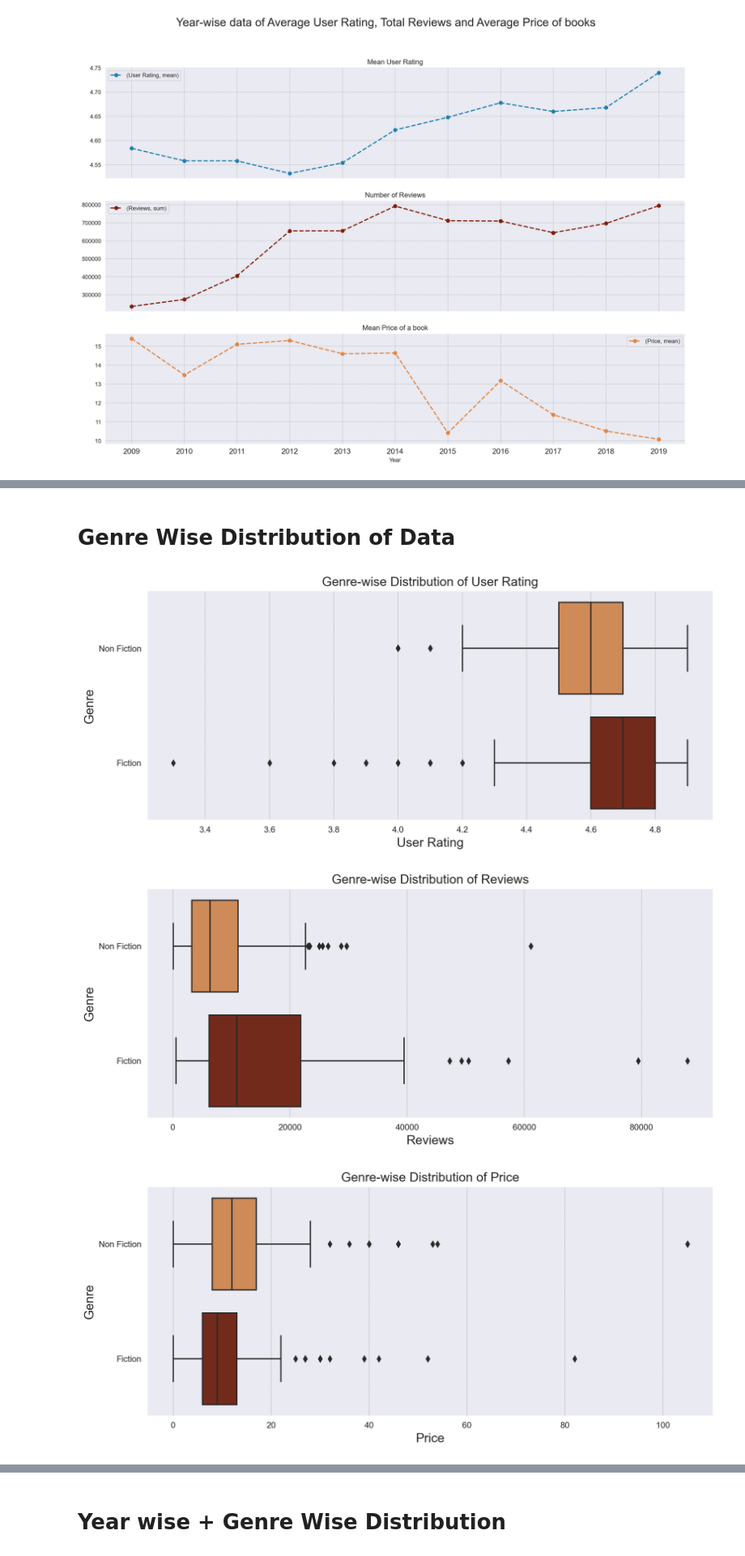
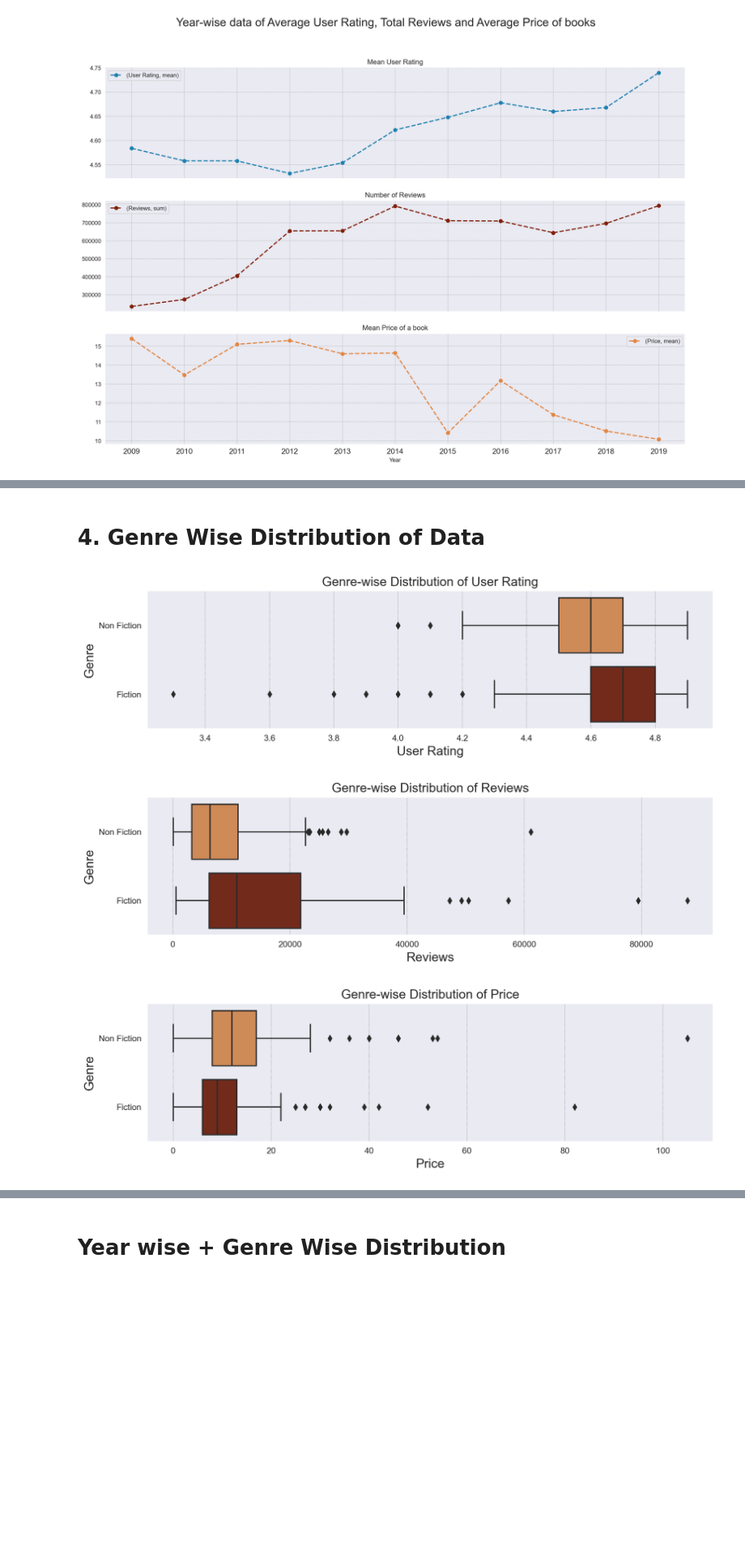
Before and after one commit to pypulp/Capstone_pulp, a Jupyter notebook: 02 Pandas Datasets/05 EDA -on-amazon-top-50-bestselling-books-2009-2019.ipynb, the cells around one changed output, grey strips where cells are left out. Shown at 81% size. Saved outputs shown, nothing was run; the diff lists cells and outputs as text; code cells hidden in the pictures; blank space fills up the shorter version.

```diff
--- a/02 Pandas Datasets/05 EDA -on-amazon-top-50-bestselling-books-2009-2019.ipynb
+++ b/02 Pandas Datasets/05 EDA -on-amazon-top-50-bestselling-books-2009-2019.ipynb
@@ -32,5 +19,5 @@ sns.set_style("darkgrid",{"grid.color": ".6", "grid.linestyle": ":"})
 # %%
-df = pd.read_csv('bestsellers with categories.csv')
+df = pd.read_csv('05 data amazon bestsellers.csv')
 # %% [markdown]
 ## Understanding the dataset:
 # %%
@@ -320,20 +310,19 @@ plt.savefig('04 Over the years .png',bbox_inches='tight');
 * __Dropped from 15 USD levels to around 10 USD in the span of 2009-2019.__
 # %% [markdown]
-# Genre Wise Distribution of Data
+# 4. Genre Wise Distribution of Data
 # %%
 for col in df.columns[2:5]:
-    plt.figure(figsize = (12,5))
+    plt.figure(figsize = (12,3))
     sns.boxplot(data =df,x = col,y ="Genre",palette=["#e28743","#81200c"])
     plt.title("Genre-wise Distribution of "+ col, fontsize = 15)
     plt.ylabel("Genre", fontsize = 15)
     plt.xlabel(col,fontsize = 15)
     plt.gcf().set_dpi(200)
-    plt.savefig('05 Genre wise'+col+ '.png',bbox_inches='tight')
     plt.show()
 # %% [output]
-[figure, old version]
+[figure, new version]
-[figure, old version]
+[figure, new version]
-[figure, old version]
+[figure, new version]
 # %% [markdown]
 ### Mean User Rating & Total number of Reviews:
 
```
Also changed, not shown: parts of 35 cells of this notebook, 11 other files.
